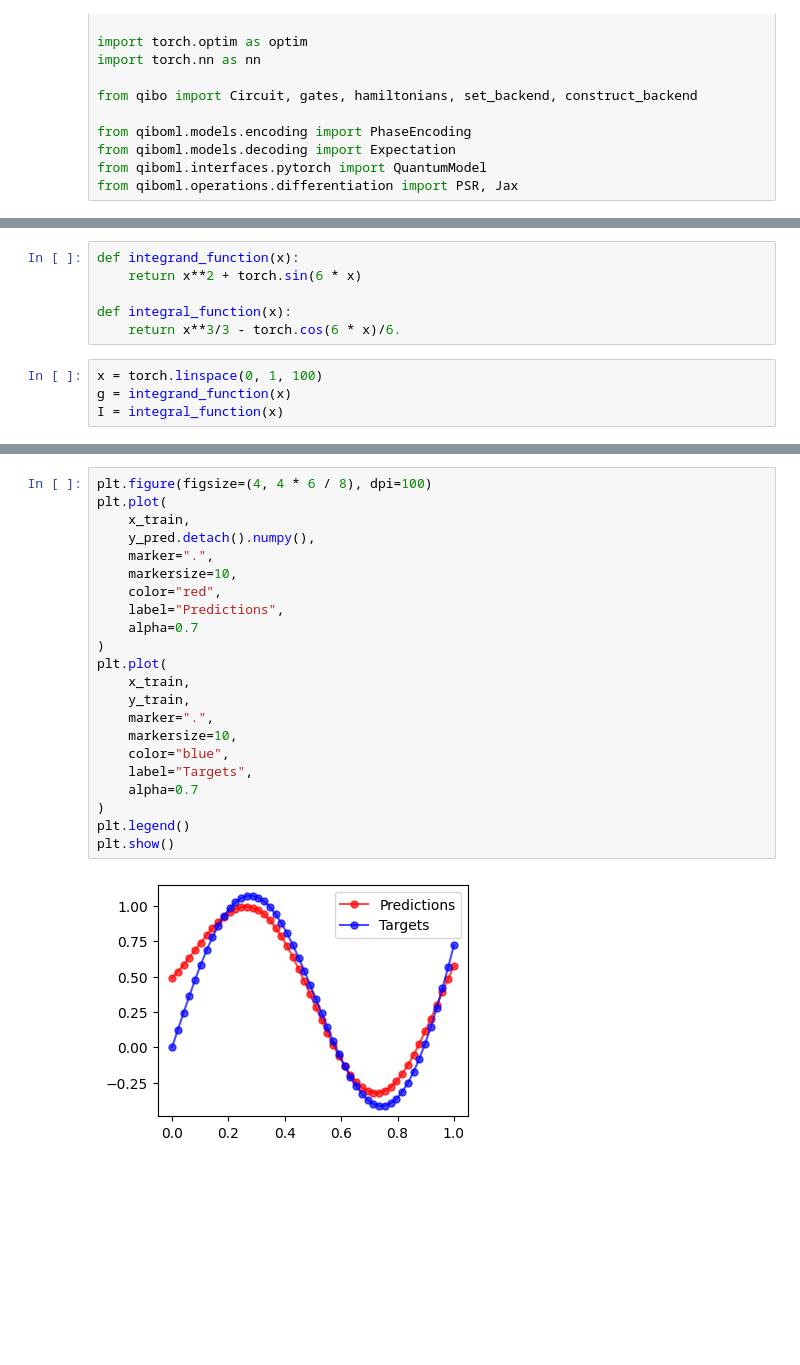
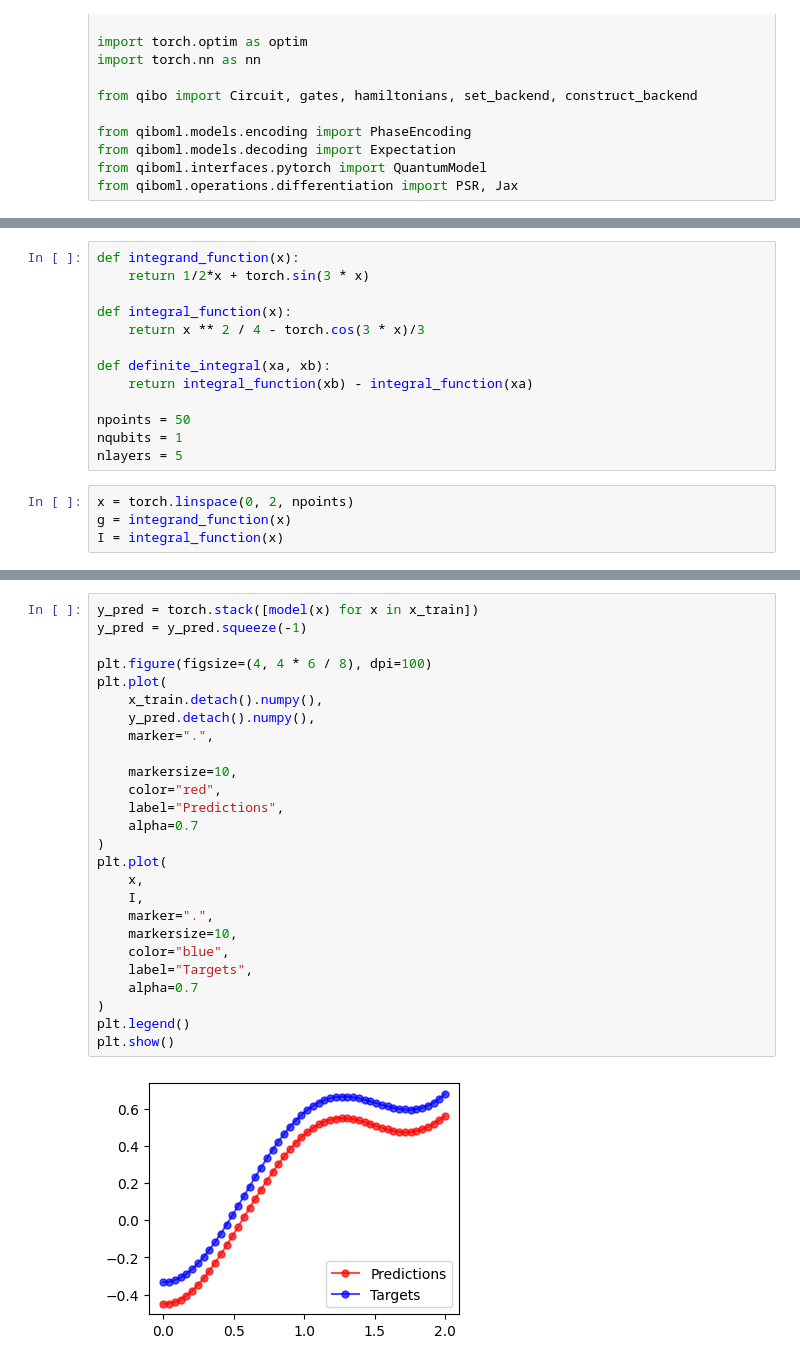
Before and after one commit to qiboteam/qiboml, a Jupyter notebook: tutorials/differentiate_wrt_data.ipynb, the cells around one changed output, grey strips where cells are left out. Saved outputs shown, nothing was run; the diff lists cells and outputs as text; blank space fills up the shorter version.

```diff
--- a/tutorials/differentiate_wrt_data.ipynb
+++ b/tutorials/differentiate_wrt_data.ipynb
@@ -15,11 +27,18 @@ from qiboml.operations.differentiation import PSR, Jax
 # %%
 def integrand_function(x):
-    return x**2 + torch.sin(6 * x)
+    return 1/2*x + torch.sin(3 * x)
 
 def integral_function(x):
-    return x**3/3 - torch.cos(6 * x)/6.
+    return x ** 2 / 4 - torch.cos(3 * x)/3
+
+def definite_integral(xa, xb):
+    return integral_function(xb) - integral_function(xa)
+
+npoints = 50
+nqubits = 1
+nlayers = 5
 # %%
-x = torch.linspace(0, 1, 100)
+x = torch.linspace(0, 2, npoints)
 g = integrand_function(x)
 I = integral_function(x)
 # %%
@@ -133,24 +183,28 @@ y_pred = y_pred.squeeze(-1)
 # %%
+y_pred = torch.stack([model(x) for x in x_train])
+y_pred = y_pred.squeeze(-1)
+
 plt.figure(figsize=(4, 4 * 6 / 8), dpi=100)
 plt.plot(
-    x_train,
+    x_train.detach().numpy(),
     y_pred.detach().numpy(),
     marker=".",
+
     markersize=10,
     color="red",
     label="Predictions",
     alpha=0.7
 )
 plt.plot(
-    x_train,
-    y_train,
+    x,
+    I,
     marker=".",
     markersize=10,
     color="blue",
     label="Targets",
     alpha=0.7
 )
 plt.legend()
 plt.show()
 # %% [output]
-[figure, old version]
+[figure, new version]
```
Also changed, not shown: parts of 10 cells of this notebook.
